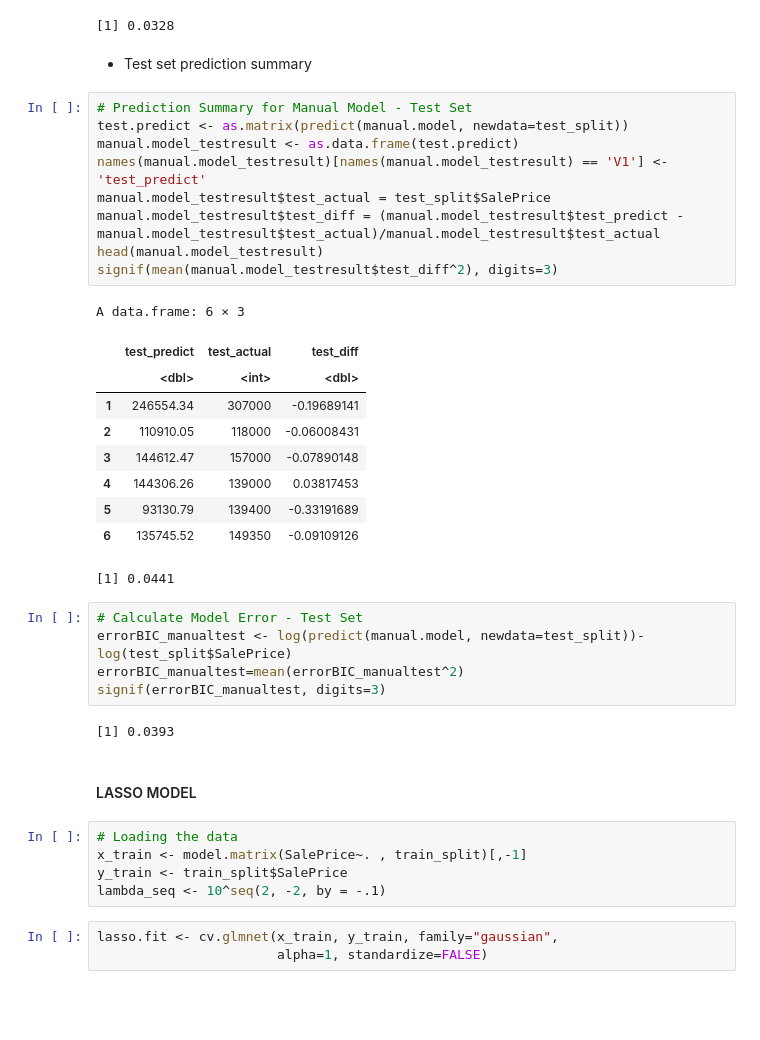
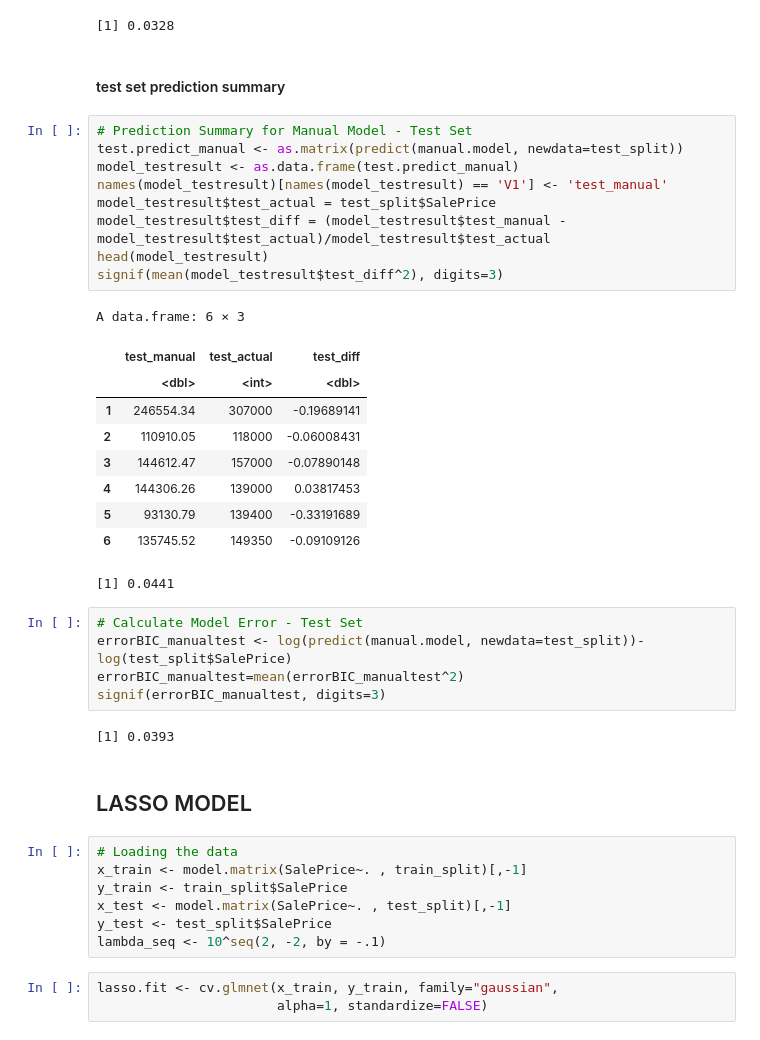
Before and after one commit to OlegRyzhkov2020/house_price_prediction, a Jupyter notebook: features_selection.ipynb, the cells around one changed output. Cells and saved outputs as stored; diff of their text form; blank space fills up the shorter version.

Commit message:
modified model errors summary

```diff
--- a/features_selection.ipynb
+++ b/features_selection.ipynb
@@ -725,19 +725,19 @@ signif(errorBIC_manualtrain, digits=3)
 # %% [output]
 [1] 0.0328
 # %% [markdown]
-* Test set prediction summary
+#### test set prediction summary
 # %%
 # Prediction Summary for Manual Model - Test Set
-test.predict <- as.matrix(predict(manual.model, newdata=test_split))
-manual.model_testresult <- as.data.frame(test.predict)
-names(manual.model_testresult)[names(manual.model_testresult) == 'V1'] <- 'test_predict'
-manual.model_testresult$test_actual = test_split$SalePrice
-manual.model_testresult$test_diff = (manual.model_testresult$test_predict - manual.model_testresult$test_actual)/manual.model_testresult$test_actual
-head(manual.model_testresult)
-signif(mean(manual.model_testresult$test_diff^2), digits=3)
+test.predict_manual <- as.matrix(predict(manual.model, newdata=test_split))
+model_testresult <- as.data.frame(test.predict_manual)
+names(model_testresult)[names(model_testresult) == 'V1'] <- 'test_manual'
+model_testresult$test_actual = test_split$SalePrice
+model_testresult$test_diff = (model_testresult$test_manual - model_testresult$test_actual)/model_testresult$test_actual
+head(model_testresult)
+signif(mean(model_testresult$test_diff^2), digits=3)
 # %% [output]
 A data.frame: 6 × 3
-|  | test_predict | test_actual | test_diff |
+|  | test_manual | test_actual | test_diff |
 |  | <dbl> | <int> | <dbl> |
 | 1 | 246554.34 | 307000 | -0.19689141 |
 | 2 | 110910.05 | 118000 | -0.06008431 |
@@ -754,11 +754,13 @@ signif(errorBIC_manualtest, digits=3)
 # %% [output]
 [1] 0.0393
 # %% [markdown]
-#### LASSO MODEL
+## LASSO MODEL
 # %%
 # Loading the data
 x_train <- model.matrix(SalePrice~. , train_split)[,-1]
 y_train <- train_split$SalePrice
+x_test <- model.matrix(SalePrice~. , test_split)[,-1]
+y_test <- test_split$SalePrice
 lambda_seq <- 10^seq(2, -2, by = -.1)
 # %%
 lasso.fit <- cv.glmnet(x_train, y_train, family="gaussian",
```
Also changed, not shown: parts of 22 cells of this notebook.
